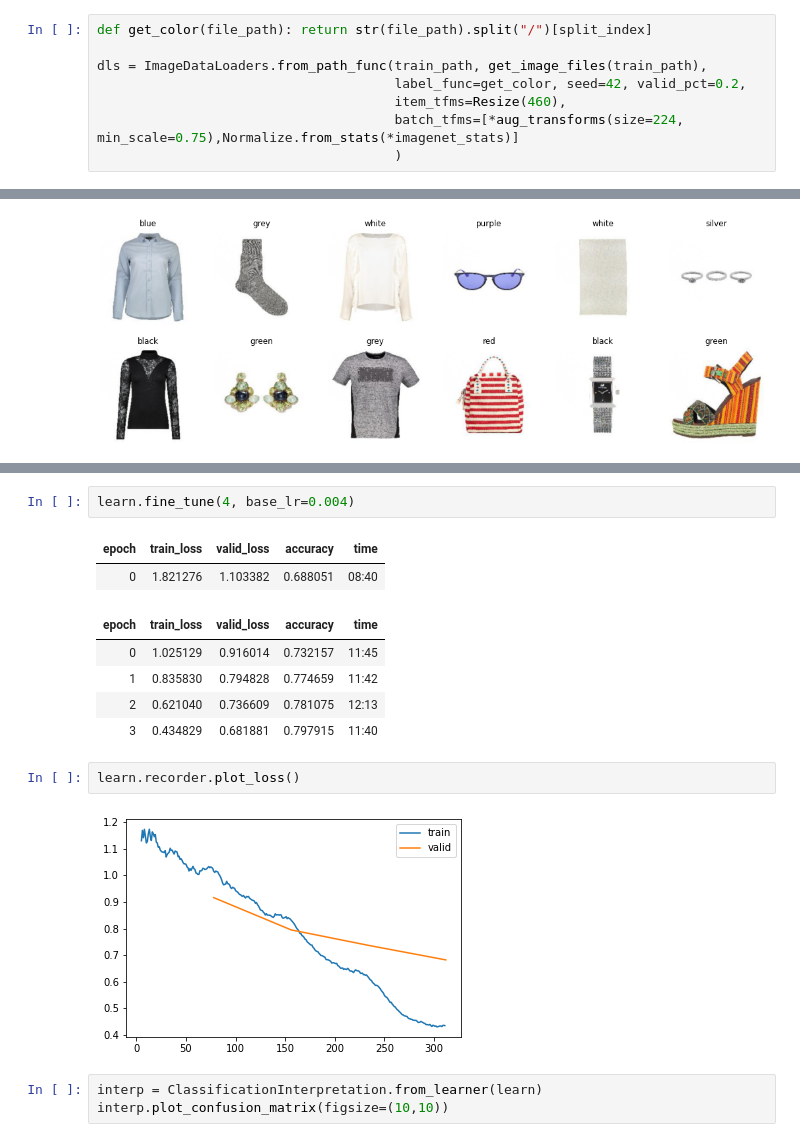
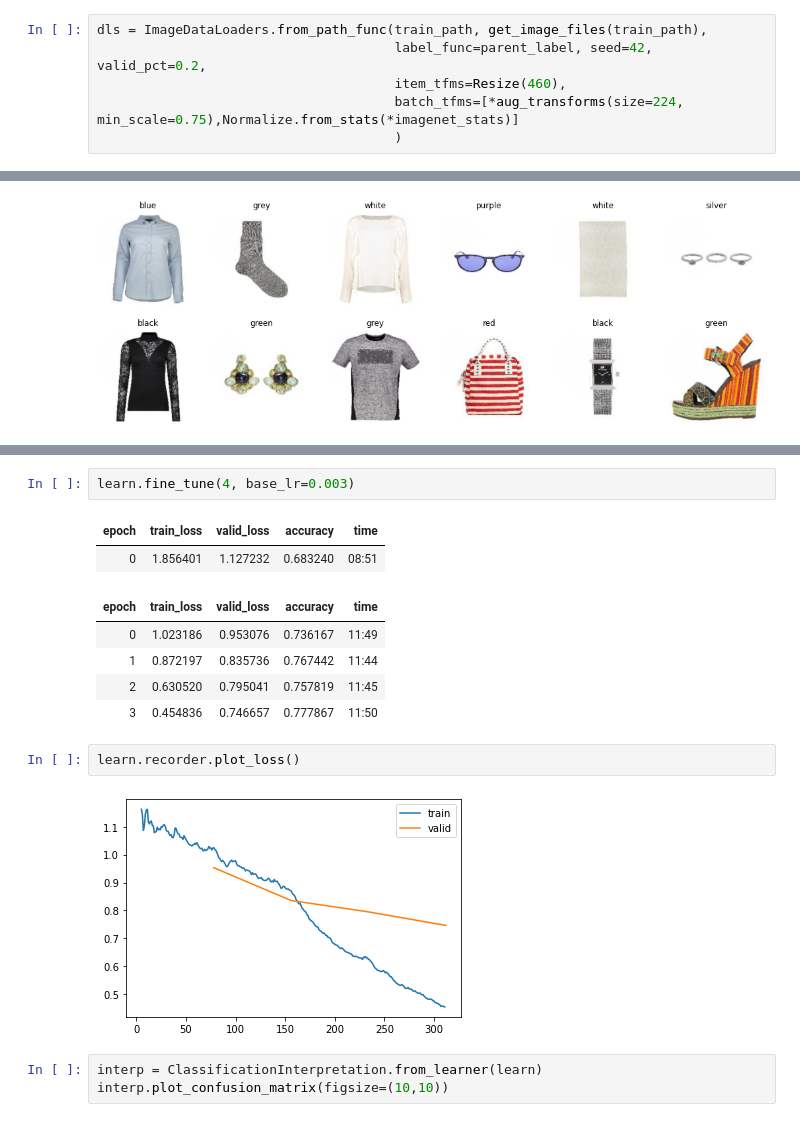
Before and after one commit to hadisotudeh/product-color-classification, a Jupyter notebook: train (transfer learning).ipynb, the cells around one changed output, grey strips where cells are left out. Saved outputs shown, nothing was run; the diff lists cells and outputs as text.

```diff
--- a/train (transfer learning).ipynb
+++ b/train (transfer learning).ipynb
@@ -25,8 +23,6 @@ failed.map(train_path.unlink)
 # %%
-def get_color(file_path): return str(file_path).split("/")[split_index]
-
 dls = ImageDataLoaders.from_path_func(train_path, get_image_files(train_path),
-                                      label_func=get_color, seed=42, valid_pct=0.2,
+                                      label_func=parent_label, seed=42, valid_pct=0.2,
                                       item_tfms=Resize(460),
                                       batch_tfms=[*aug_transforms(size=224, min_scale=0.75),Normalize.from_stats(*imagenet_stats)]
                                       )
@@ -48,17 +43,17 @@ suggested lrs are (0.00831763744354248, 0.004365158267319202)
 # %%
-learn.fine_tune(4, base_lr=0.004)
+learn.fine_tune(4, base_lr=0.003)
 # %% [output]
 | epoch | train_loss | valid_loss | accuracy | time |
-| 0 | 1.821276 | 1.103382 | 0.688051 | 08:40 |
+| 0 | 1.856401 | 1.127232 | 0.683240 | 08:51 |
 | epoch | train_loss | valid_loss | accuracy | time |
-| 0 | 1.025129 | 0.916014 | 0.732157 | 11:45 |
-| 1 | 0.835830 | 0.794828 | 0.774659 | 11:42 |
-| 2 | 0.621040 | 0.736609 | 0.781075 | 12:13 |
-| 3 | 0.434829 | 0.681881 | 0.797915 | 11:40 |
+| 0 | 1.023186 | 0.953076 | 0.736167 | 11:49 |
+| 1 | 0.872197 | 0.835736 | 0.767442 | 11:44 |
+| 2 | 0.630520 | 0.795041 | 0.757819 | 11:45 |
+| 3 | 0.454836 | 0.746657 | 0.777867 | 11:50 |
 # %%
 learn.recorder.plot_loss()
 # %% [output]
-[figure, old version]
+[figure, new version]
 # %%
 interp = ClassificationInterpretation.from_learner(learn)
 interp.plot_confusion_matrix(figsize=(10,10))
```
Also changed, not shown: parts of 7 cells of this notebook, 2 other files.
